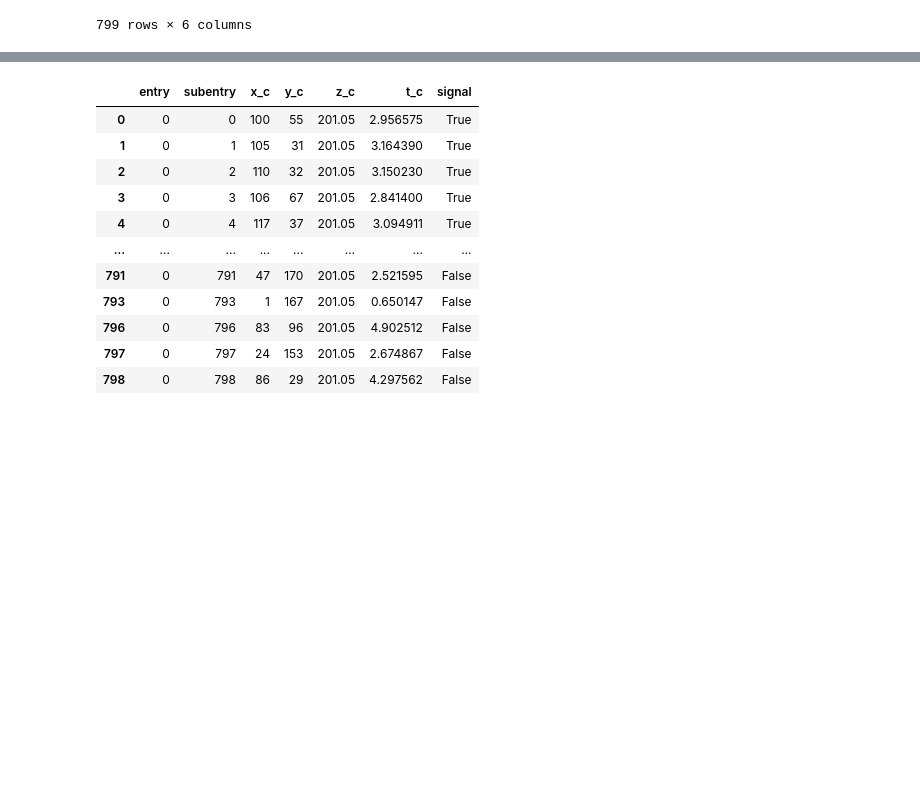
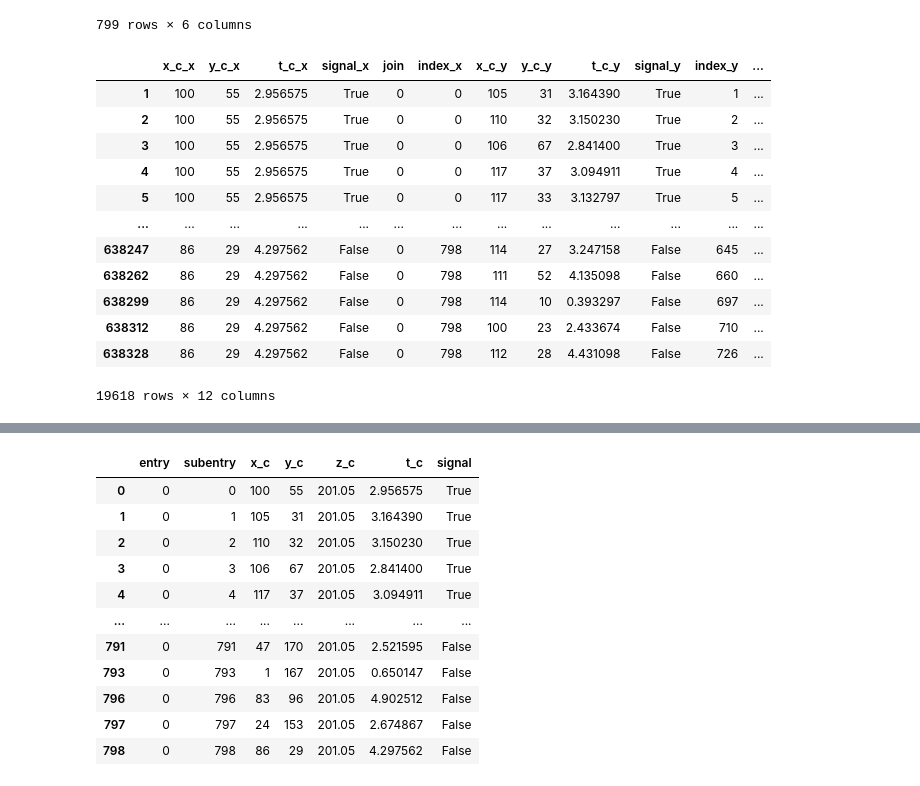
Before and after one commit to dj-kostya/farich-detector, a Jupyter notebook: notebooks/ml/dataset.ipynb, the cells around one changed output, grey strips where cells are left out. Saved outputs shown, nothing was run; the diff lists cells and outputs as text; code cells hidden in the pictures; blank space fills up the shorter version.

```diff
--- a/notebooks/ml/dataset.ipynb
+++ b/notebooks/ml/dataset.ipynb
@@ -48,6 +109,22 @@ joined_df = entry_df.merge(entry_df, on='join', how='outer')
 joined_df['distance'] = joined_df.apply(lambda x: np.sqrt((x.x_c_x - x.x_c_y)**2 + (x.y_c_x - x.y_c_y)**2 + (x.t_c_x - x.t_c_y)**2), axis=1)
 # %%
 joined_df_with_distance = joined_df[(joined_df.distance > 0) & (joined_df.t_c_x < 5) & (joined_df.t_c_y < 5) & (joined_df.distance < 36)]
+# %%
+joined_df_with_distance
+# %% [output]
+|  | x_c_x | y_c_x | t_c_x | signal_x | join | index_x | x_c_y | y_c_y | t_c_y | signal_y | index_y | ... |
+| 1 | 100 | 55 | 2.956575 | True | 0 | 0 | 105 | 31 | 3.164390 | True | 1 | ... |
+| 2 | 100 | 55 | 2.956575 | True | 0 | 0 | 110 | 32 | 3.150230 | True | 2 | ... |
+| 3 | 100 | 55 | 2.956575 | True | 0 | 0 | 106 | 67 | 2.841400 | True | 3 | ... |
+| 4 | 100 | 55 | 2.956575 | True | 0 | 0 | 117 | 37 | 3.094911 | True | 4 | ... |
+| 5 | 100 | 55 | 2.956575 | True | 0 | 0 | 117 | 33 | 3.132797 | True | 5 | ... |
+| ... | ... | ... | ... | ... | ... | ... | ... | ... | ... | ... | ... | ... |
+| 638247 | 86 | 29 | 4.297562 | False | 0 | 798 | 114 | 27 | 3.247158 | False | 645 | ... |
+| 638262 | 86 | 29 | 4.297562 | False | 0 | 798 | 111 | 52 | 4.135098 | False | 660 | ... |
+| 638299 | 86 | 29 | 4.297562 | False | 0 | 798 | 114 | 10 | 0.393297 | False | 697 | ... |
+| 638312 | 86 | 29 | 4.297562 | False | 0 | 798 | 100 | 23 | 2.433674 | False | 710 | ... |
+| 638328 | 86 | 29 | 4.297562 | False | 0 | 798 | 112 | 28 | 4.431098 | False | 726 | ... |
+19618 rows × 12 columns
 # %%
 joined_df[joined_df.signal_x & joined_df.signal_y].describe()
 # %% [output]
```
Also changed, not shown: parts of 16 cells of this notebook, 29 other files.
